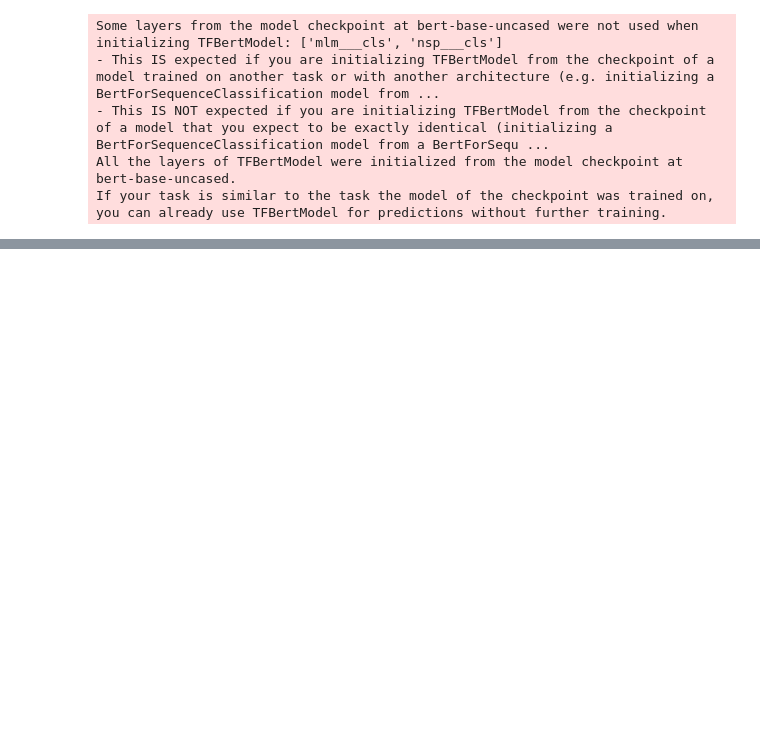
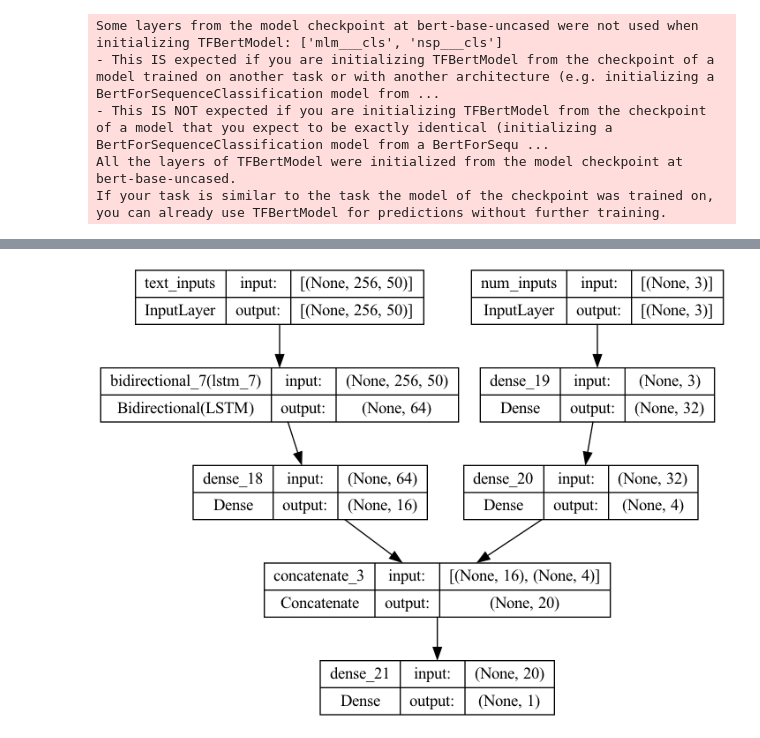
Before and after one commit to arthurcol/gpt_vs_human, a Jupyter notebook: notebooks/explo_data.ipynb, the cells around one changed output, grey strips where cells are left out. Cells and saved outputs as stored; diff of their text form; code cells hidden in the pictures; blank space fills up the shorter version.

```diff
--- a/notebooks/explo_data.ipynb
+++ b/notebooks/explo_data.ipynb
@@ -405,0 +562,11 @@ Epoch 1/50
+# %%
+def embed_sentence(word2vec, sentence):
+    embedded_sentence = []
+    for word in sentence:
+        if word in word2vec.wv:
+            embedded_sentence.append(word2vec.wv[word])
+
+    return np.array(embedded_sentence)
+# %%
+X_train_vect = [embed_sentence(wv,x) for x in X_train_tokenized]
+X_train_pad = tf.keras.utils.pad_sequences(X_train_vect,maxlen=256,truncating='post',padding='post')
@@ -405,0 +578,26 @@ Epoch 1/50
+# %%
+def multi_inputs_model():
+    text_inputs = tf.keras.layers.Input(shape=X_train_pad[0].shape,name='text_inputs')
+    num_inputs = tf.keras.layers.Input(shape=(3),name='num_inputs')
+
+    x_text = tf.keras.layers.Bidirectional(
+        tf.keras.layers.LSTM(32,return_sequences=False,activation='tanh')
+    )(text_inputs)
+    out_text = tf.keras.layers.Dense(16,activation='relu')(x_text)
+
+    x_num = tf.keras.layers.Dense(32,activation='relu')(num_inputs)
+    out_num = tf.keras.layers.Dense(4,activation='relu')(x_num)
+
+    x = tf.keras.layers.Concatenate()([out_text,out_num])
+    output = tf.keras.layers.Dense(1,activation='sigmoid')(x)
+
+    model = tf.keras.Model(inputs=[text_inputs,num_inputs],outputs=output)
+
+    return model
+# %%
+multimodel = multi_inputs_model()
+multimodel.compile(loss='binary_crossentropy',optimizer='adam',metrics='accuracy')
+# %%
+tf.keras.utils.plot_model(multimodel,show_shapes=True)
+# %% [output]
+[figure, added]
```
Also changed, not shown: parts of 43 cells of this notebook, 5 other files.
